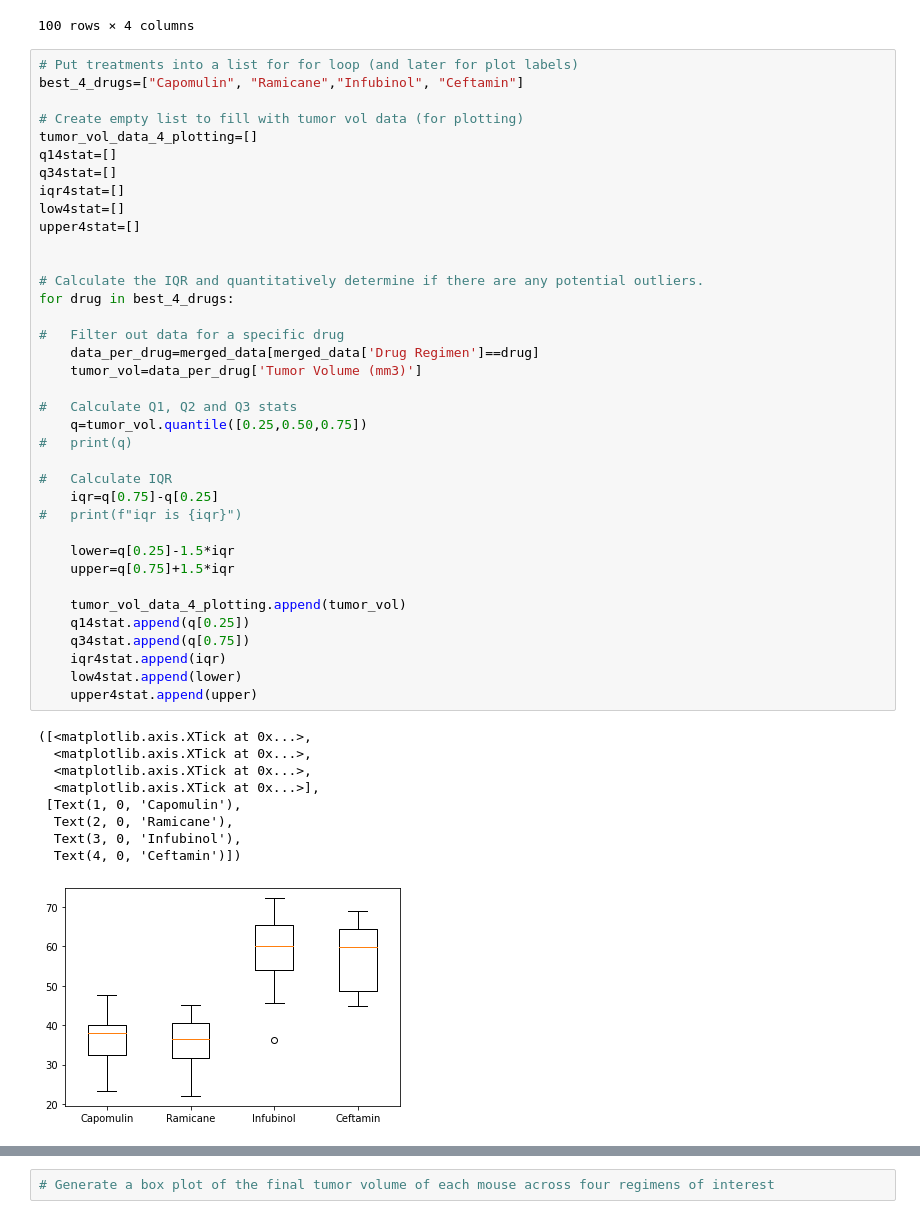
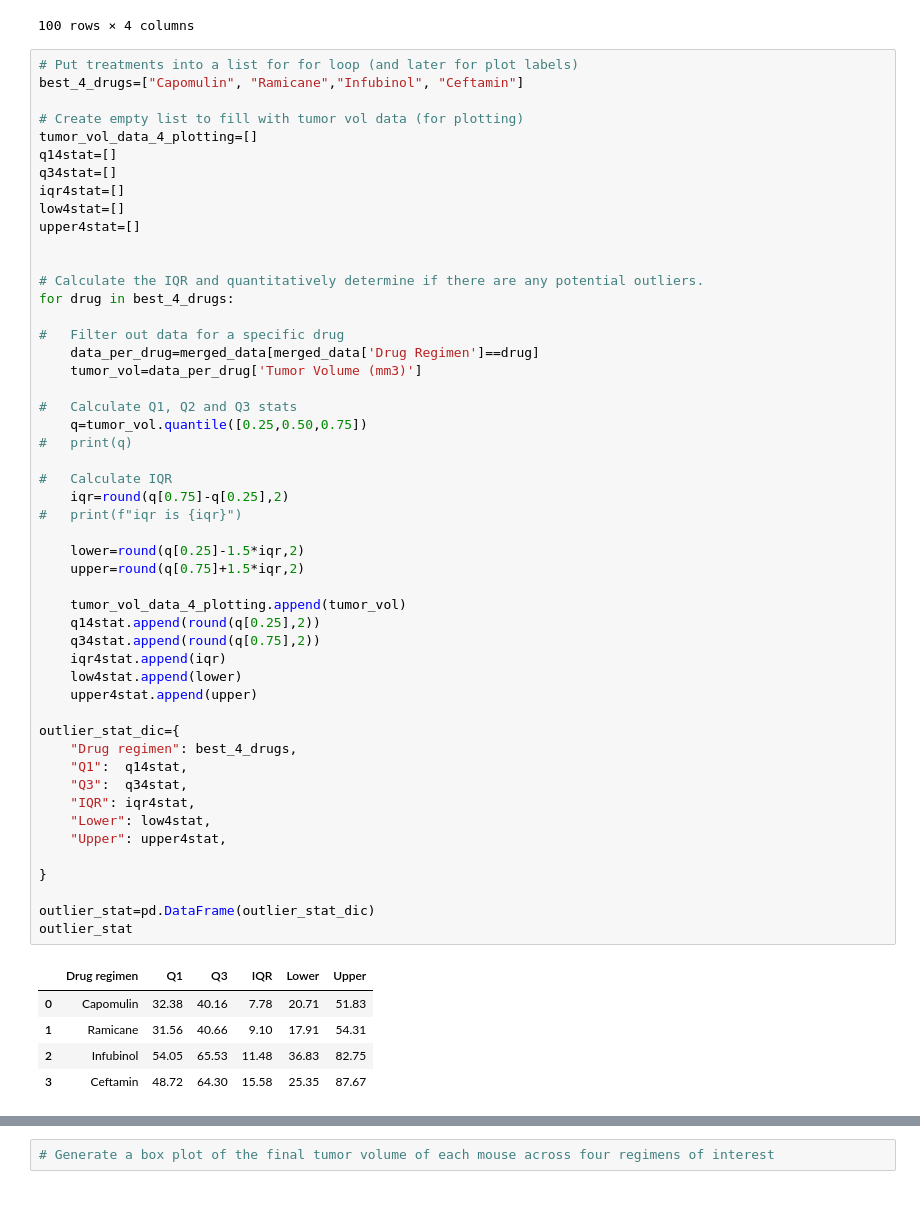
Before and after one commit to i-am-phoenix/rice-btcmp-hw5-matplotlib-challenge, a Jupyter notebook: pymaceuticals_starter.ipynb, the cells around one changed output, grey strips where cells are left out. Drawn from its saved outputs; the diff is of its cells as text.

```diff
--- a/pymaceuticals_starter.ipynb
+++ b/pymaceuticals_starter.ipynb
@@ -292,47 +292,56 @@ best_4_drugs=["Capomulin", "Ramicane","Infubinol", "Ceftamin"]
 
 # Create empty list to fill with tumor vol data (for plotting)
 tumor_vol_data_4_plotting=[]
 q14stat=[]
 q34stat=[]
 iqr4stat=[]
 low4stat=[]
 upper4stat=[]
 
 
 # Calculate the IQR and quantitatively determine if there are any potential outliers.
 for drug in best_4_drugs:
 
 #   Filter out data for a specific drug
     data_per_drug=merged_data[merged_data['Drug Regimen']==drug]
     tumor_vol=data_per_drug['Tumor Volume (mm3)']
 
 #   Calculate Q1, Q2 and Q3 stats
     q=tumor_vol.quantile([0.25,0.50,0.75])
 #   print(q)
 
 #   Calculate IQR
-    iqr=q[0.75]-q[0.25]
+    iqr=round(q[0.75]-q[0.25],2)
 #   print(f"iqr is {iqr}")
 
-    lower=q[0.25]-1.5*iqr
-    upper=q[0.75]+1.5*iqr
+    lower=round(q[0.25]-1.5*iqr,2)
+    upper=round(q[0.75]+1.5*iqr,2)
 
     tumor_vol_data_4_plotting.append(tumor_vol)
-    q14stat.append(q[0.25])
-    q34stat.append(q[0.75])
+    q14stat.append(round(q[0.25],2))
+    q34stat.append(round(q[0.75],2))
     iqr4stat.append(iqr)
     low4stat.append(lower)
     upper4stat.append(upper)
+
+outlier_stat_dic={
+    "Drug regimen": best_4_drugs,
+    "Q1":  q14stat,
+    "Q3":  q34stat,
+    "IQR": iqr4stat,
+    "Lower": low4stat,
+    "Upper": upper4stat,
+
+}
+
+outlier_stat=pd.DataFrame(outlier_stat_dic)
+outlier_stat
 # %% [output]
-([<matplotlib.axis.XTick at 0x...>,
-  <matplotlib.axis.XTick at 0x...>,
-  <matplotlib.axis.XTick at 0x...>,
-  <matplotlib.axis.XTick at 0x...>],
- [Text(1, 0, 'Capomulin'),
-  Text(2, 0, 'Ramicane'),
-  Text(3, 0, 'Infubinol'),
-  Text(4, 0, 'Ceftamin')])
-[figure, removed]
+|  | Drug regimen | Q1 | Q3 | IQR | Lower | Upper |
+| 0 | Capomulin | 32.38 | 40.16 | 7.78 | 20.71 | 51.83 |
+| 1 | Ramicane | 31.56 | 40.66 | 9.10 | 17.91 | 54.31 |
+| 2 | Infubinol | 54.05 | 65.53 | 11.48 | 36.83 | 82.75 |
+| 3 | Ceftamin | 48.72 | 64.30 | 15.58 | 25.35 | 87.67 |
 # %%
 plt.boxplot(tumor_vol_data_4_plotting)
 plt.xticks([1,2,3,4],best_4_drugs)
```
Also changed, not shown: parts of 1 cell of this notebook.
